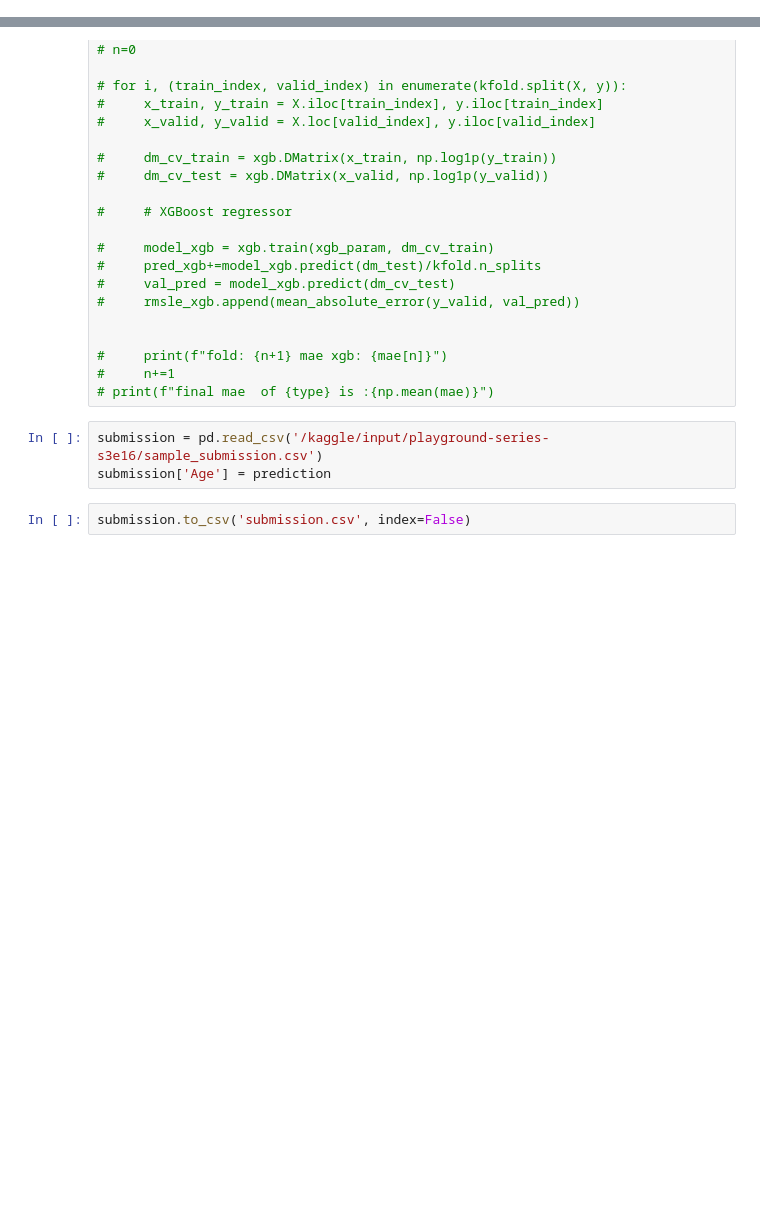
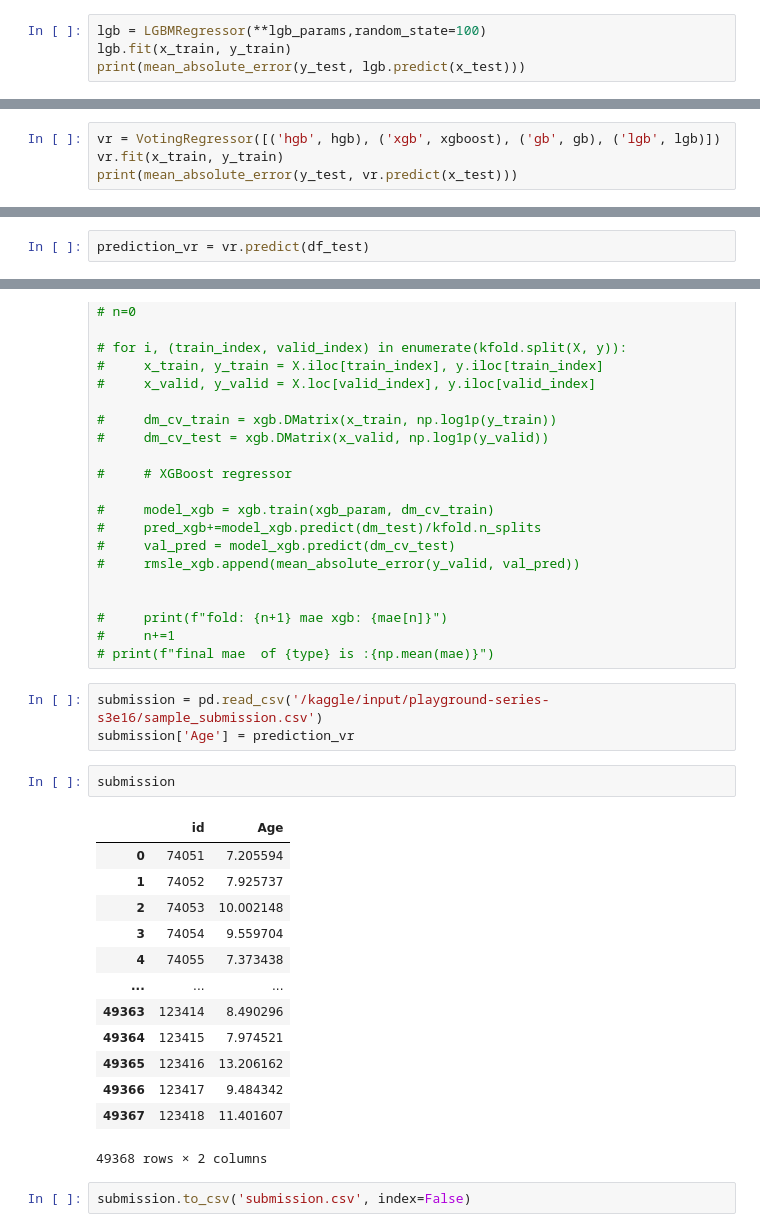
Before and after one commit to charu11/kaggle_competitions, a Jupyter notebook: ps-s3-e16.ipynb, the cells around one changed output, grey strips where cells are left out. Saved outputs shown, nothing was run; the diff lists cells and outputs as text; blank space fills up the shorter version.

```diff
--- a/ps-s3-e16.ipynb
+++ b/ps-s3-e16.ipynb
@@ -298,0 +385,4 @@ print(mean_absolute_error(y_test, dt.predict(x_test)))
+# %%
+lgb = LGBMRegressor(**lgb_params,random_state=100)
+lgb.fit(x_train, y_train)
+print(mean_absolute_error(y_test, lgb.predict(x_test)))
@@ -298,0 +393,4 @@ print(mean_absolute_error(y_test, dt.predict(x_test)))
+# %%
+vr = VotingRegressor([('hgb', hgb), ('xgb', xgboost), ('gb', gb), ('lgb', lgb)])
+vr.fit(x_train, y_train)
+print(mean_absolute_error(y_test, vr.predict(x_test)))
@@ -298,0 +399,2 @@ print(mean_absolute_error(y_test, dt.predict(x_test)))
+# %%
+prediction_vr = vr.predict(df_test)
@@ -328,6 +435,22 @@ print(mean_absolute_error(y_test, dt.predict(x_test)))
 # print(f"final mae  of {type} is :{np.mean(mae)}")
 # %%
 submission = pd.read_csv('/kaggle/input/playground-series-s3e16/sample_submission.csv')
-submission['Age'] = prediction
+submission['Age'] = prediction_vr
+# %%
+submission
+# %% [output]
+|  | id | Age |
+| 0 | 74051 | 7.205594 |
+| 1 | 74052 | 7.925737 |
+| 2 | 74053 | 10.002148 |
+| 3 | 74054 | 9.559704 |
+| 4 | 74055 | 7.373438 |
+| ... | ... | ... |
+| 49363 | 123414 | 8.490296 |
+| 49364 | 123415 | 7.974521 |
+| 49365 | 123416 | 13.206162 |
+| 49366 | 123417 | 9.484342 |
+| 49367 | 123418 | 11.401607 |
+49368 rows × 2 columns
 # %%
 submission.to_csv('submission.csv', index=False)
```
Also changed, not shown: parts of 18 cells of this notebook.
